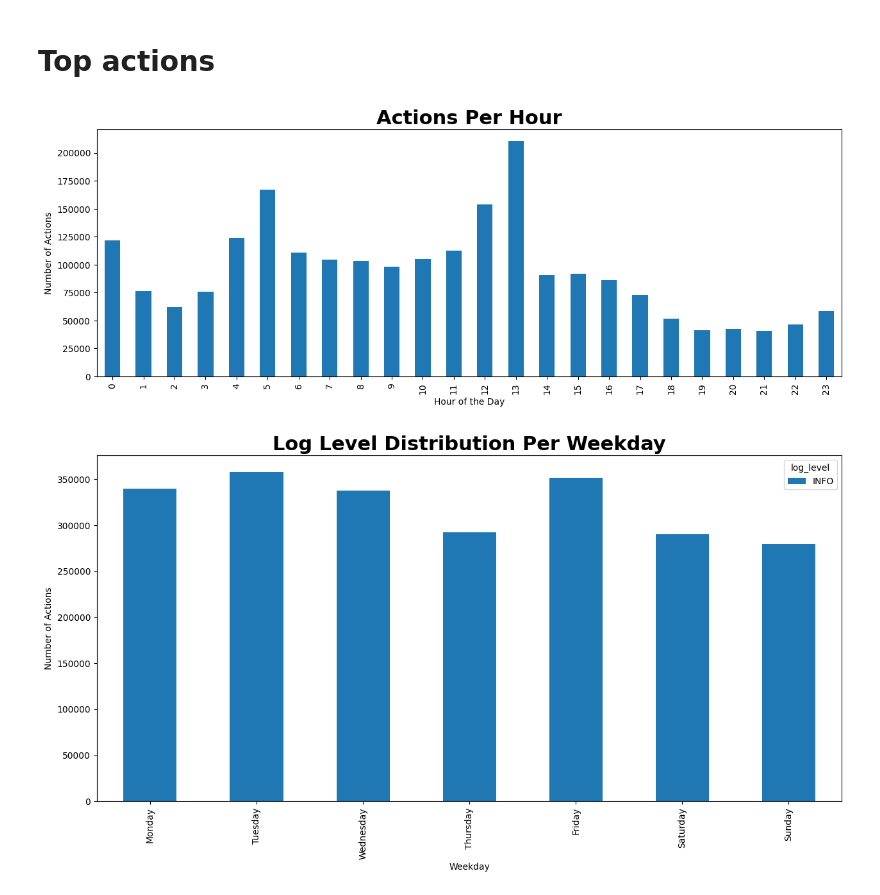
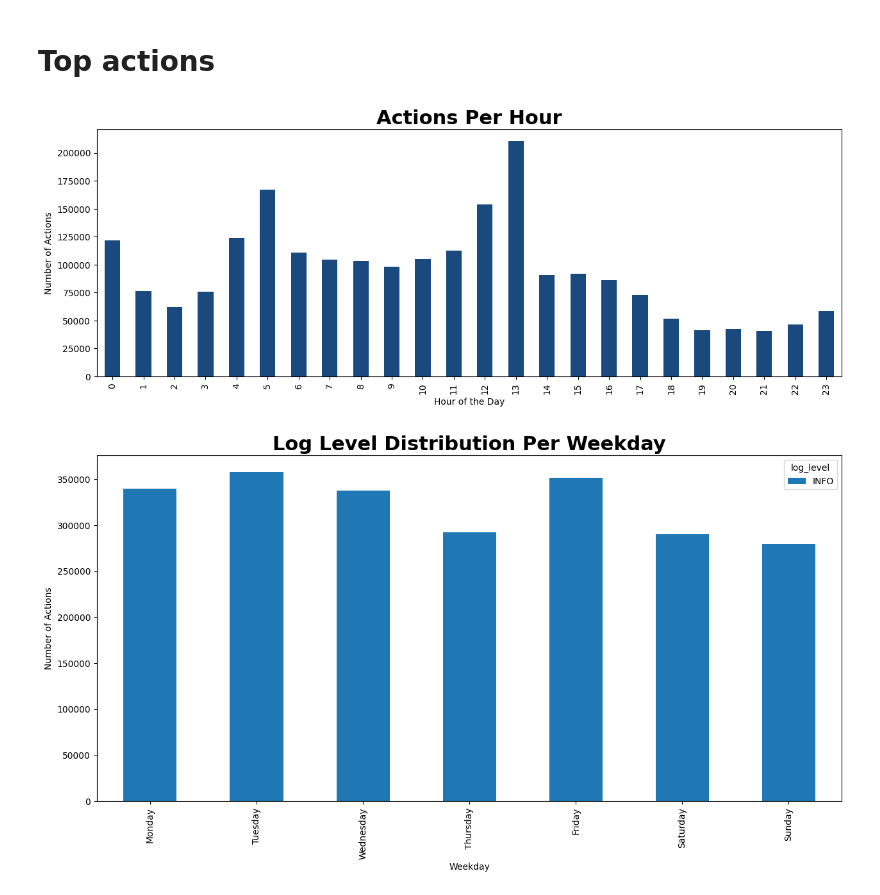
Before and after one commit to aref-hasan/aircraft_load, a Jupyter notebook: visualization/data_exploration.ipynb, the cells around one changed output. Drawn from its saved outputs; the diff is of its cells as text; code cells hidden in the pictures.

Commit message:
update graphs

```diff
--- a/visualization/data_exploration.ipynb
+++ b/visualization/data_exploration.ipynb
@@ -167,24 +167,24 @@ map.save("departure_heatmap.html")
 # %%
 # convert creation_time to datetime
 data['creation_time'] = pd.to_datetime(data['creation_time'])
 
 # extract date and hour
 data['date'] = data['creation_time'].dt.date
 data['hour'] = data['creation_time'].dt.hour
 
 # count actions per hour
 actions_per_hour = data.groupby('hour').size()
 
 # plot actions per hour
 plt.figure(figsize=(15, 5))
-actions_per_hour.plot(kind='bar')
+actions_per_hour.plot(kind='bar', color = '#1a497e')
 plt.title('Actions Per Hour', fontsize=22, fontweight='bold')
 plt.xlabel('Hour of the Day')
 plt.ylabel('Number of Actions')
 
 plt.show()
 # %% [output]
-[figure, old version]
+[figure, new version]
 # %%
 # make sure 'creation_time' is a datetime column
 data['creation_time'] = pd.to_datetime(data['creation_time'])
```
Also changed, not shown: parts of 1 cell of this notebook.
